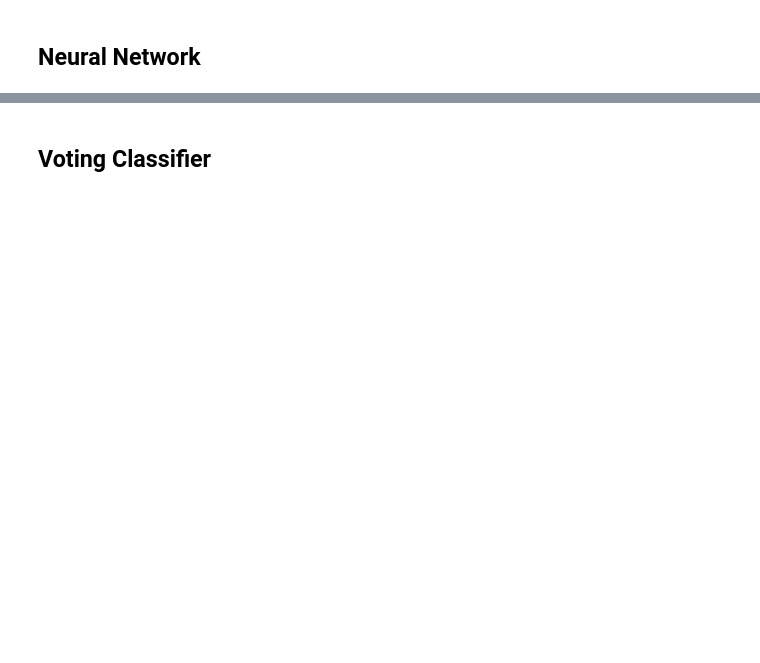
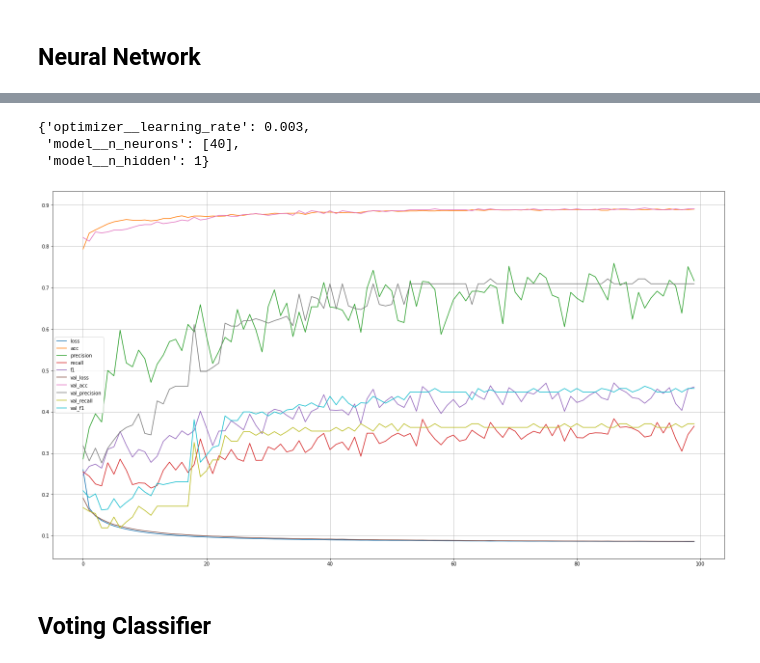
Before and after one commit to remarcoble/ML-marketing-campaign, a Jupyter notebook: main.ipynb, the cells around one changed output, grey strips where cells are left out. Saved outputs shown, nothing was run; the diff lists cells and outputs as text; code cells hidden in the pictures; blank space fills up the shorter version.

```diff
--- a/main.ipynb
+++ b/main.ipynb
@@ -492,3 +529,10 @@ def f1(y_true, y_pred):
+# %%
+best_dnn_params = rnd_search_cv.best_params_
+best_dnn_params
+# %% [output]
+{'optimizer__learning_rate': 0.003,
+ 'model__n_neurons': [40],
+ 'model__n_hidden': 1}
 # %%
 scores = {"test_accuracy":[],"test_precision":[],"test_recall":[],"test_f1":[],"test_loss":[]}
 for train_index, test_index in cv.split(feature_matrix, dataset_label):
@@ -514,6 +550,11 @@ for train_index, test_index in cv.split(feature_matrix, dataset_label):
     scores["test_recall"].append(recall_score)
     scores["test_f1"].append(f1_score)
     scores["test_loss"].append(loss_score)
+# %%
+pd.DataFrame(history.history).plot(figsize=(25,14))
+plt.grid(True)
+# %% [output]
+[figure, added]
 # %%
 scores = {k: np.array(v) for k, v in scores.items()}
 final_scores.append(("Neural Network", scores, None, None, None))
```
Also changed, not shown: parts of 21 cells of this notebook.
